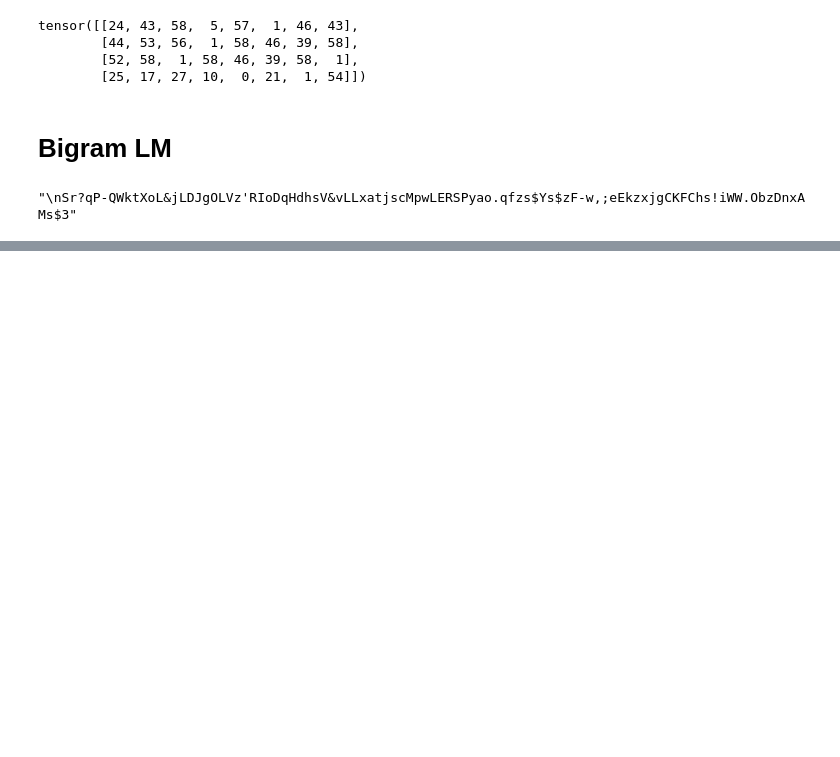
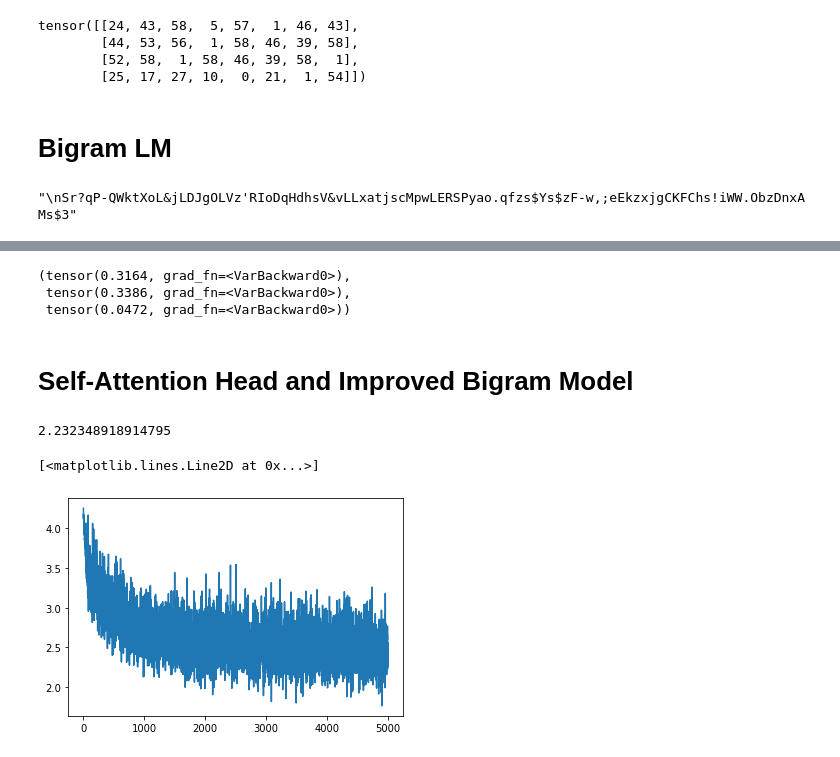
Before and after one commit to MiscellaneousStuff/gpt-scratch, a Jupyter notebook: main.ipynb, the cells around one changed output, grey strips where cells are left out. Drawn from its saved outputs; the diff is of its cells as text; code cells hidden in the pictures; blank space fills up the shorter version.

```diff
--- a/main.ipynb
+++ b/main.ipynb
@@ -270,0 +433,6 @@ An bitozake
+# %%
+k.var(), q.var(), wei.var()
+# %% [output]
+(tensor(0.3164, grad_fn=<VarBackward0>),
+ tensor(0.3386, grad_fn=<VarBackward0>),
+ tensor(0.0472, grad_fn=<VarBackward0>))
@@ -270,0 +445,2 @@ An bitozake
+# %% [markdown]
+# Self-Attention Head and Improved Bigram Model
@@ -270,0 +513,23 @@ An bitozake
+# %%
+model = ImprovedLM(vocab_len, block_size=8, head_size=16, n_embed=32, device="cpu")
+optim = torch.optim.AdamW(model.parameters(), lr=1e-3) # 3e-4 better for real network
+
+bs = 32
+losses = []
+for step in range(5000):
+    xb, yb = get_batch("train")
+
+    # print("xb.shape, yb.shape:", xb.shape, yb.shape)
+    logits, loss = model(xb, yb)
+    optim.zero_grad(set_to_none=True)
+    loss.backward()
+    optim.step()
+
+    losses.append(loss.item())
+# %%
+print(loss.item())
+plt.plot(losses)
+# %% [output]
+2.232348918914795
+[<matplotlib.lines.Line2D at 0x...>]
+[figure, added]
```
Also changed, not shown: parts of 30 cells of this notebook.
